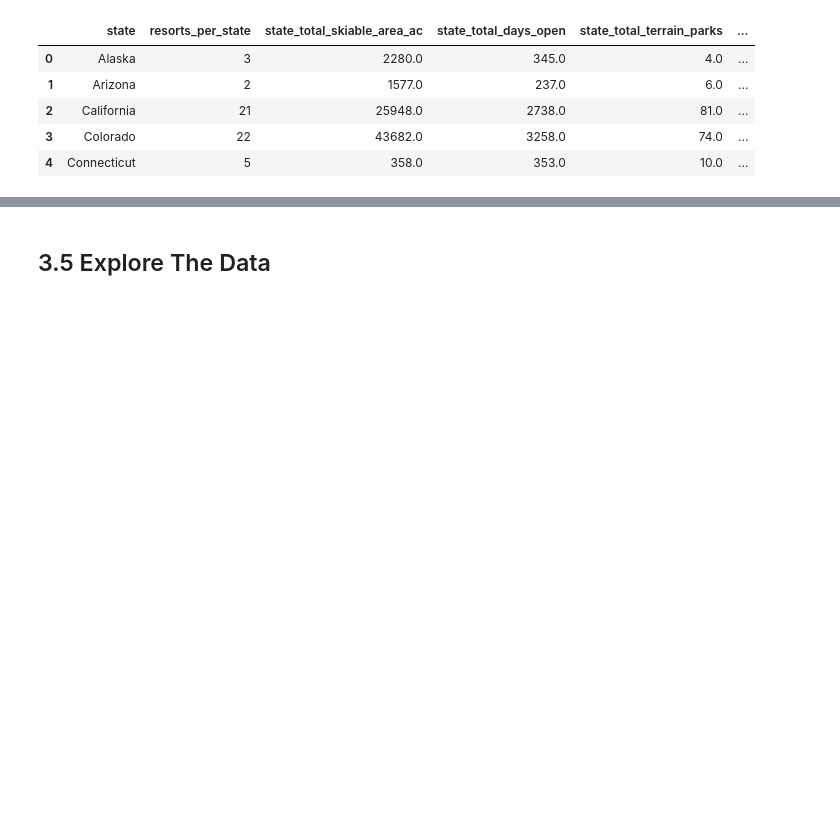
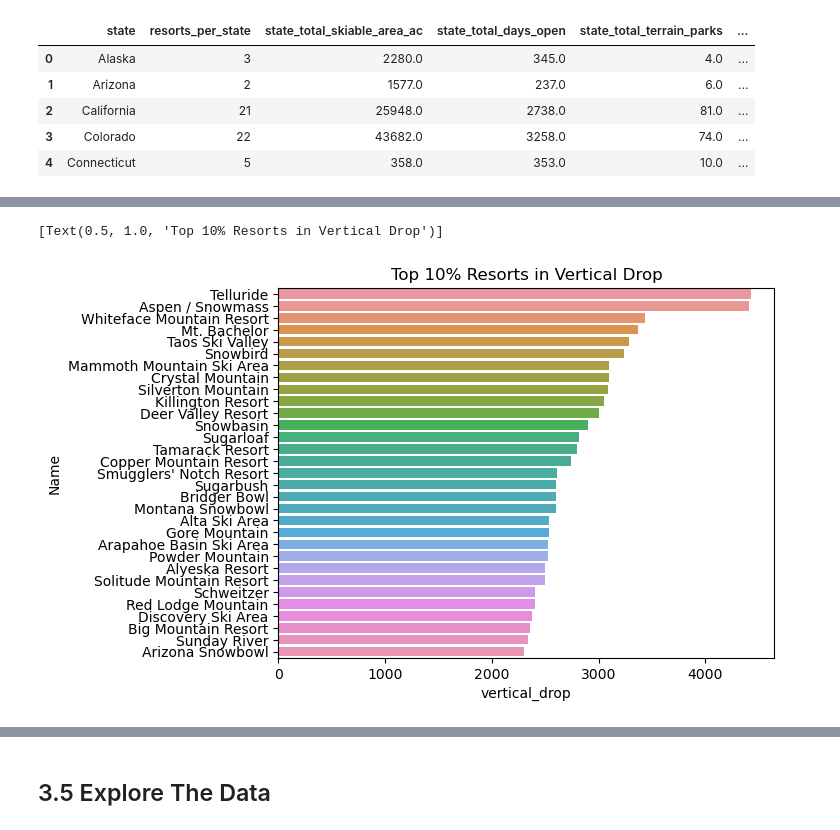
Before and after one commit to shoe-bin/DataScienceGuidedCapstone, a Jupyter notebook: Notebooks/03_exploratory_data_analysis.ipynb, the cells around one changed output, grey strips where cells are left out. Cells and saved outputs as stored; diff of their text form; code cells hidden in the pictures; blank space fills up the shorter version.

```diff
--- a/Notebooks/03_exploratory_data_analysis.ipynb
+++ b/Notebooks/03_exploratory_data_analysis.ipynb
@@ -122,0 +136,8 @@ state_summary.head()
+# %%
+vd_top_10 = vertical_drop_df['vertical_drop'].quantile(0.89)
+vd_df_10 = vertical_drop_df[vertical_drop_df['vertical_drop'] > vd_top_10]
+vd_df_10[vd_df_10['Name'] == 'Big Mountain Resort']
+sns.barplot(y = vd_df_10['Name'], x=vd_df_10['vertical_drop']).set(title = 'Top 10% Resorts in Vertical Drop')
+# %% [output]
+[Text(0.5, 1.0, 'Top 10% Resorts in Vertical Drop')]
+[figure, added]
```
Also changed, not shown: parts of 4 cells of this notebook, 1 other file.
